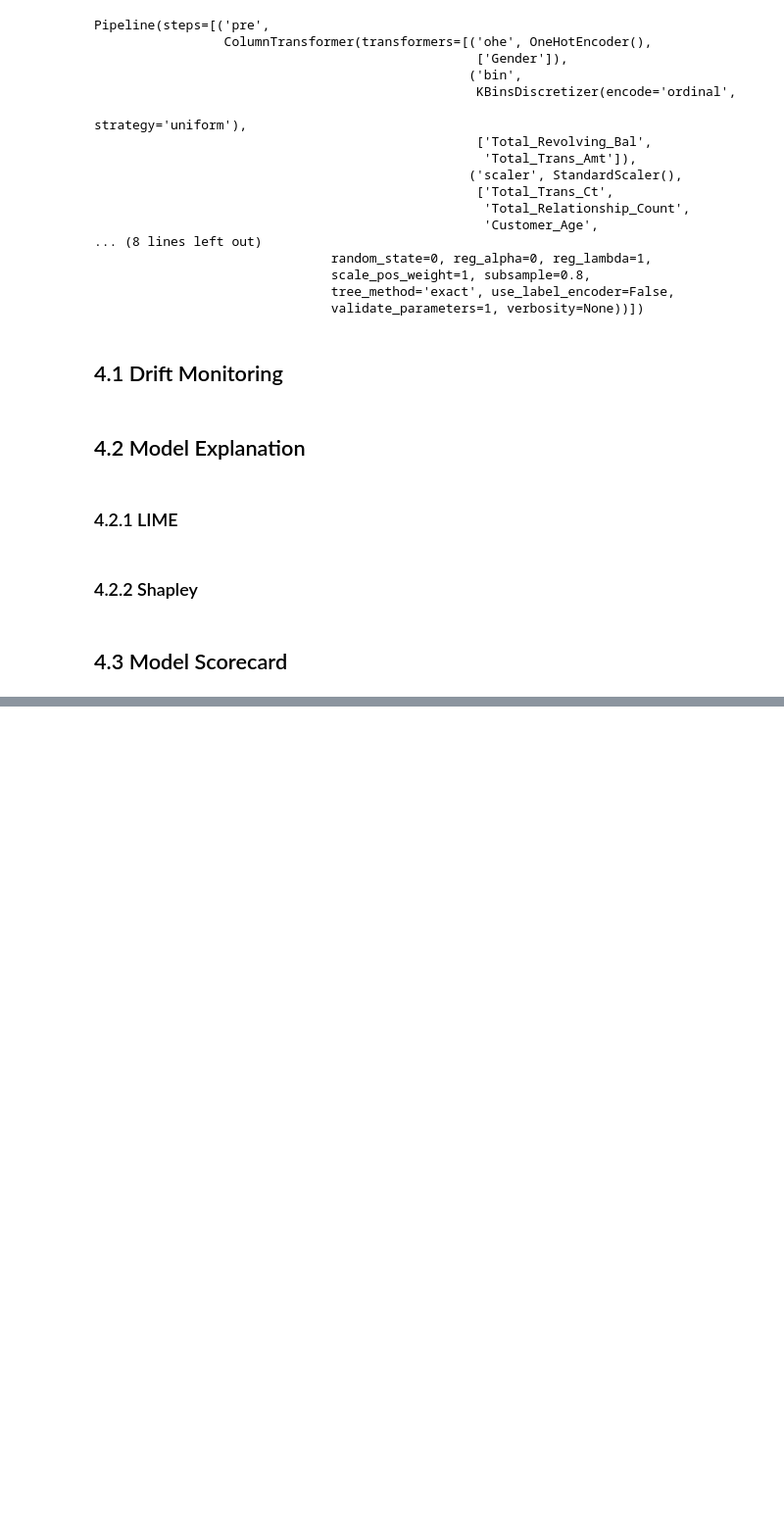
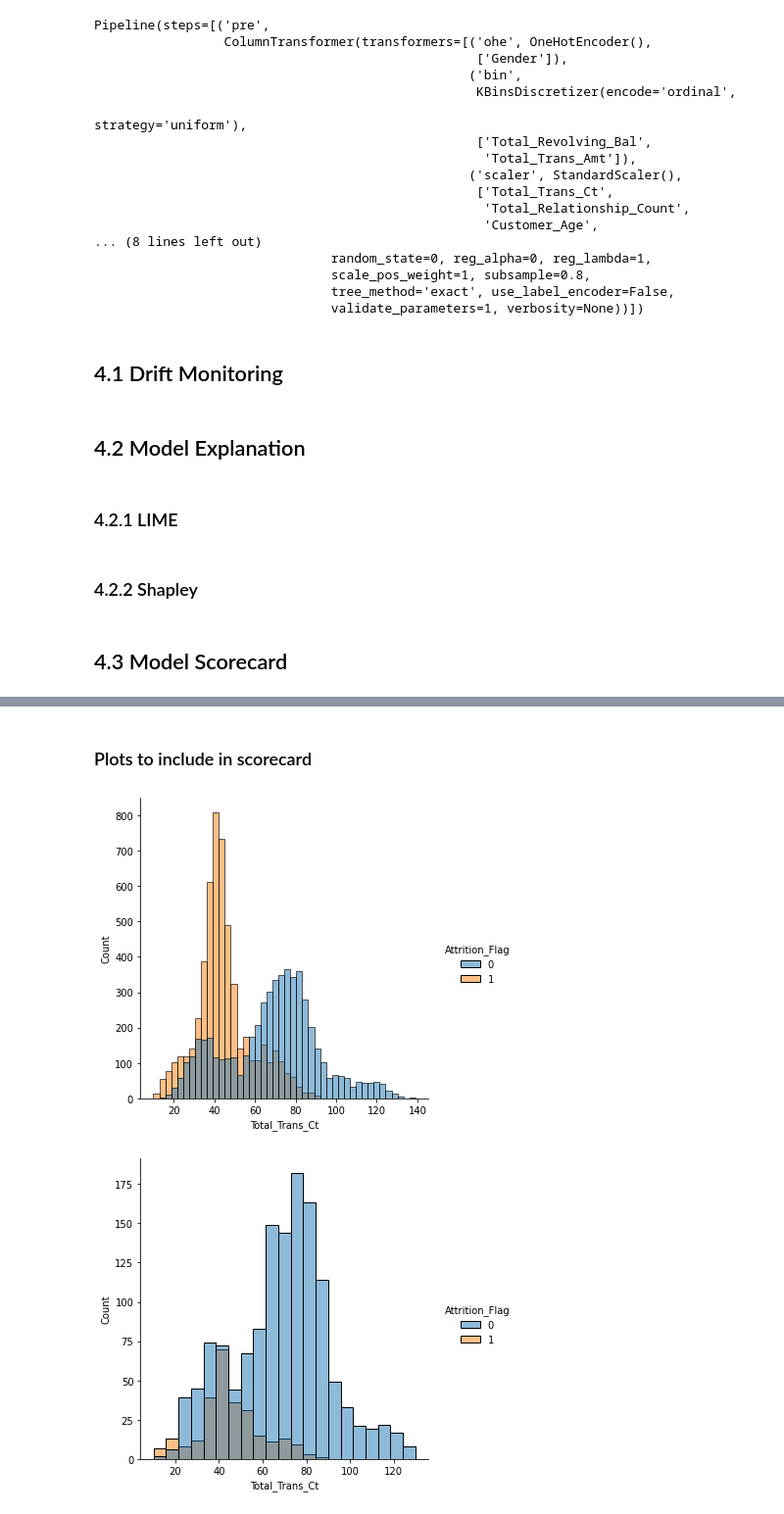
Before and after one commit to apollo-robin/customer-churn, a Jupyter notebook: Notebooks/4_ModelMonitoring.ipynb, the cells around one changed output, grey strips where cells are left out. Shown at 98% size. Cells and saved outputs as stored; diff of their text form; code cells hidden in the pictures; blank space fills up the shorter version.

```diff
--- a/Notebooks/4_ModelMonitoring.ipynb
+++ b/Notebooks/4_ModelMonitoring.ipynb
@@ -44,0 +83,27 @@ Pipeline(steps=[('pre',
+# %%
+churn_train = pd.read_pickle('../DataFiles/Churn_train.pkl')
+churn_test = pd.read_pickle('../DataFiles/Churn_test.pkl')
+# %%
+X_train = churn_train.drop('Attrition_Flag',axis = 1)
+y_train = churn_train['Attrition_Flag']
+
+X_test = churn_test.drop('Attrition_Flag',axis = 1)
+y_test = churn_test['Attrition_Flag']
+# %% [markdown]
+### Plots to include  in scorecard
+# %%
+# Utility function that will export a plot to a base-64 encoded string that the model card will accept.
+
+def plot_to_str():
+    img = BytesIO()
+    plt.savefig(img, format='png')
+    return base64.encodebytes(img.getvalue()).decode('utf-8')
+# %%
+sns.displot(x = X_train['Total_Trans_Ct'], hue = y_train)
+trans_cnt_train = plot_to_str()
+
+sns.displot(x = X_test['Total_Trans_Ct'], hue = y_test)
+trans_cnt_test = plot_to_str()
+# %% [output]
+[figure, added]
+[figure, added]
```
Also changed, not shown: parts of 25 cells of this notebook.
